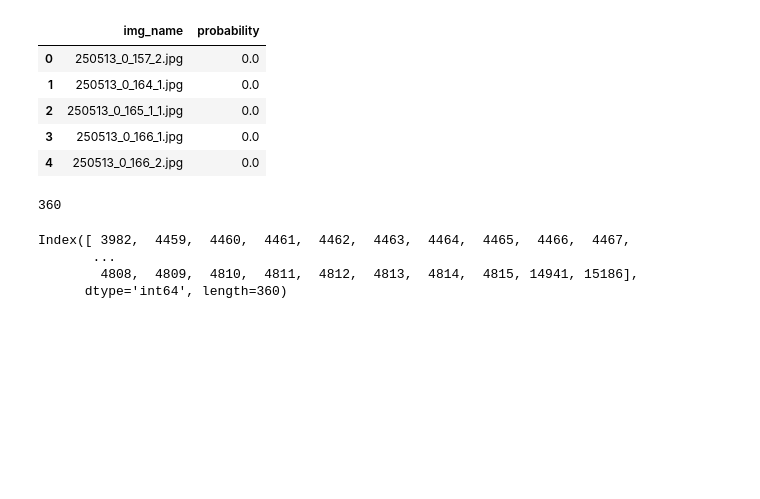
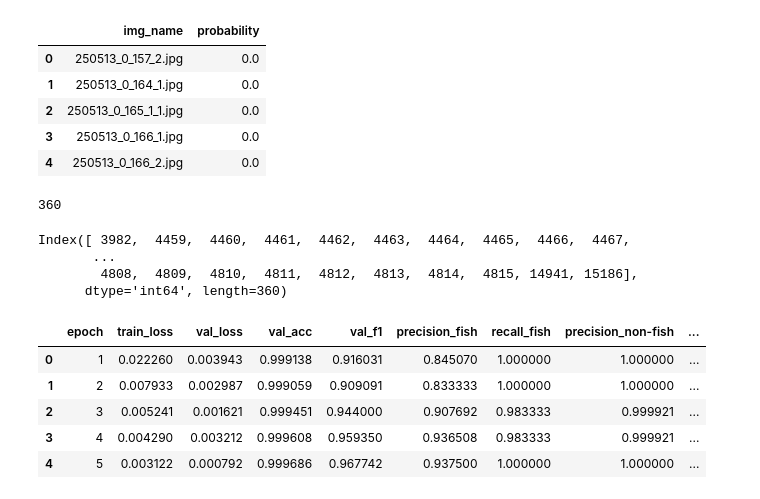
Before and after one commit to waltteriheikkinen/syvaoppiminen, a Jupyter notebook: src/check_data.ipynb, the cells around one changed output. Drawn from its saved outputs; the diff is of its cells as text; code cells hidden in the pictures; blank space fills up the shorter version.

```diff
--- a/src/check_data.ipynb
+++ b/src/check_data.ipynb
@@ -50,3 +51,13 @@ Index([ 3982,  4459,  4460,  4461,  4462,  4463,  4464,  4465,  4466,  4467,
        ...
         4808,  4809,  4810,  4811,  4812,  4813,  4814,  4815, 14941, 15186],
       dtype='int64', length=360)
+# %%
+test_results = pd.read_json("../outputs/training_metrics_model.json")
+test_results.head()
+# %% [output]
+|  | epoch | train_loss | val_loss | val_acc | val_f1 | precision_fish | recall_fish | precision_non-fish | ... |
+| 0 | 1 | 0.022260 | 0.003943 | 0.999138 | 0.916031 | 0.845070 | 1.000000 | 1.000000 | ... |
+| 1 | 2 | 0.007933 | 0.002987 | 0.999059 | 0.909091 | 0.833333 | 1.000000 | 1.000000 | ... |
+| 2 | 3 | 0.005241 | 0.001621 | 0.999451 | 0.944000 | 0.907692 | 0.983333 | 0.999921 | ... |
+| 3 | 4 | 0.004290 | 0.003212 | 0.999608 | 0.959350 | 0.936508 | 0.983333 | 0.999921 | ... |
+| 4 | 5 | 0.003122 | 0.000792 | 0.999686 | 0.967742 | 0.937500 | 1.000000 | 1.000000 | ... |
```
Also changed, not shown: parts of 2 cells of this notebook, 2 other files.
